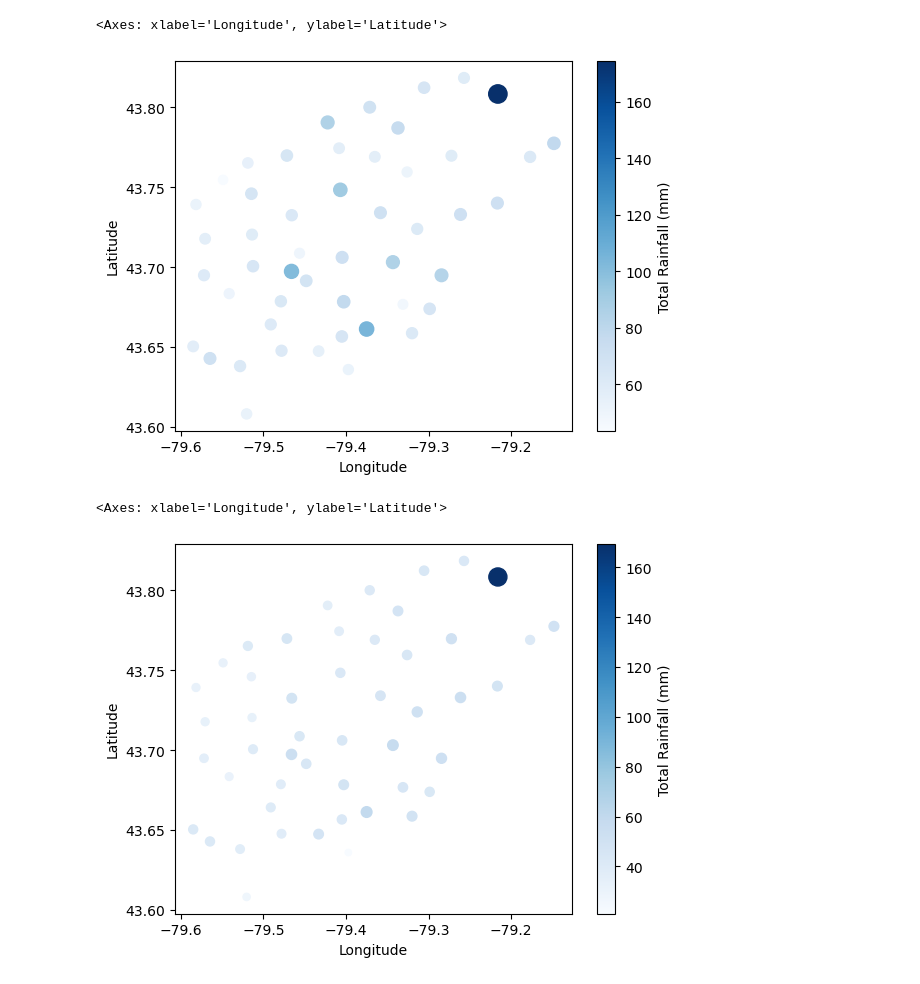
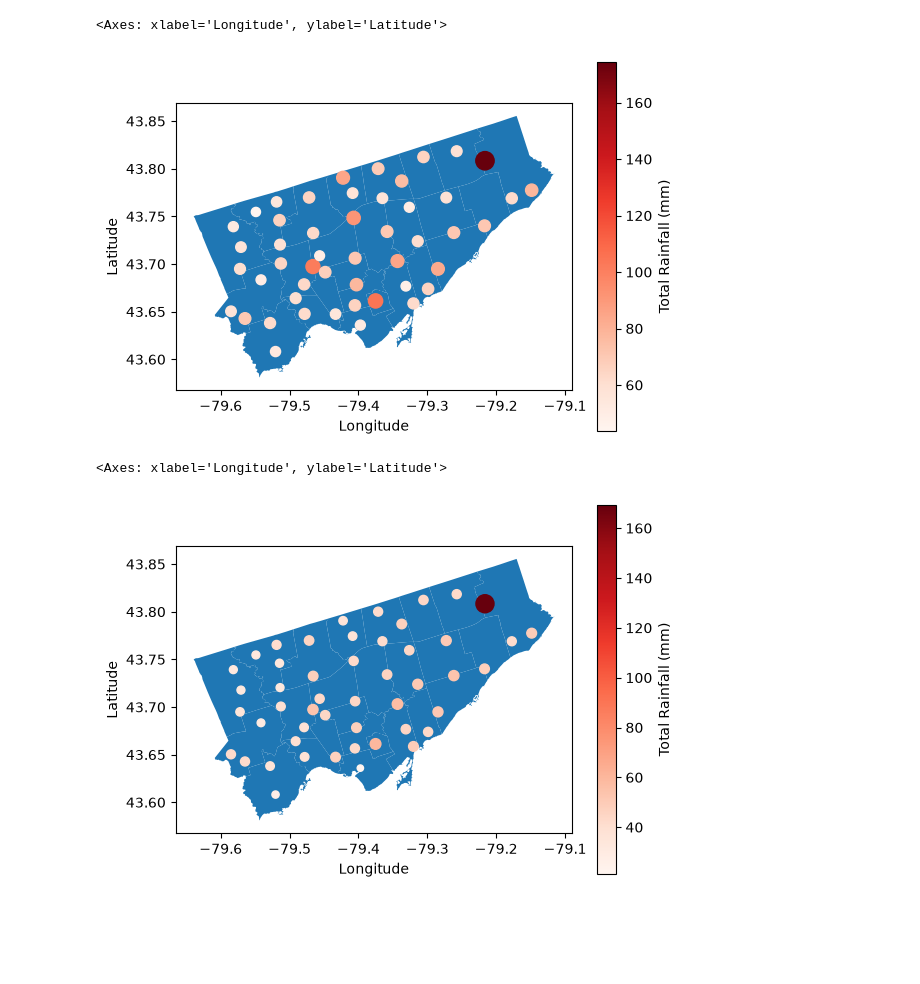
Before and after one commit to smm2005/Rain-Analysis-Toronto, a Jupyter notebook: analysis.ipynb, the cells around one changed output. Drawn from its saved outputs; the diff is of its cells as text; code cells hidden in the pictures; blank space fills up the shorter version.

Commit message:
chore: integrate Toronto wards for rain analysis

```diff
--- a/analysis.ipynb
+++ b/analysis.ipynb
@@ -1,6 +1,10 @@
 # %%
 import pandas as pd
 import matplotlib.pyplot as plt
+import geopandas as gpd
 
 data = pd.read_csv("precipitation-data-2026.csv")
 data["date"] = pd.to_datetime(data["date"])
+
+
+toronto = gpd.read_file("wards.geojson")
@@ -82,13 +116,15 @@ RG_063          54.321  43.647443 -79.433216
 # %%
+toronto_axis = toronto["geometry"].plot()
 january = january.rename(columns={"longitude": "Longitude", "latitude": "Latitude", "total_rainfall": "Total Rainfall (mm)"})
-january.plot.scatter(x="Longitude", y="Latitude", s="Total Rainfall (mm)", c="Total Rainfall (mm)", colormap="Blues")
+january.plot.scatter(x="Longitude", y="Latitude", s="Total Rainfall (mm)", c="Total Rainfall (mm)", colormap="Reds", ax=toronto_axis)
 # %% [output]
 <Axes: xlabel='Longitude', ylabel='Latitude'>
-[figure, old version]
+[figure, new version]
 # %%
+toronto_axis = toronto["geometry"].plot()
 february = february.rename(columns={"longitude": "Longitude", "latitude": "Latitude", "total_rainfall": "Total Rainfall (mm)"})
-february.plot.scatter(x="Longitude", y="Latitude", s="Total Rainfall (mm)", c="Total Rainfall (mm)", colormap="Blues")
+february.plot.scatter(x="Longitude", y="Latitude", s="Total Rainfall (mm)", c="Total Rainfall (mm)", colormap="Reds", ax=toronto_axis)
 # %% [output]
 <Axes: xlabel='Longitude', ylabel='Latitude'>
-[figure, old version]
+[figure, new version]
 # %%
```
Also changed, not shown: parts of 8 cells of this notebook.
